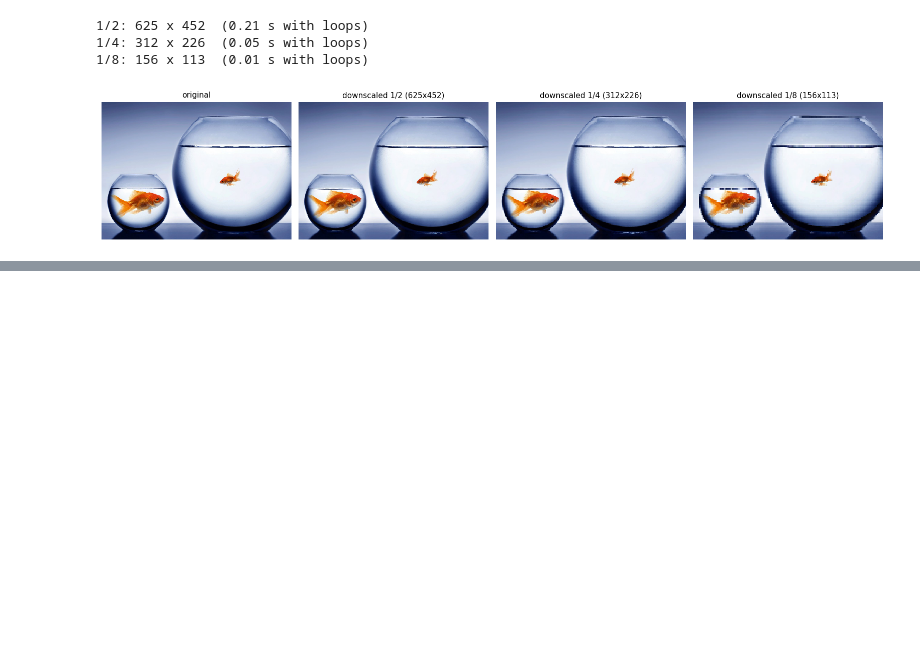
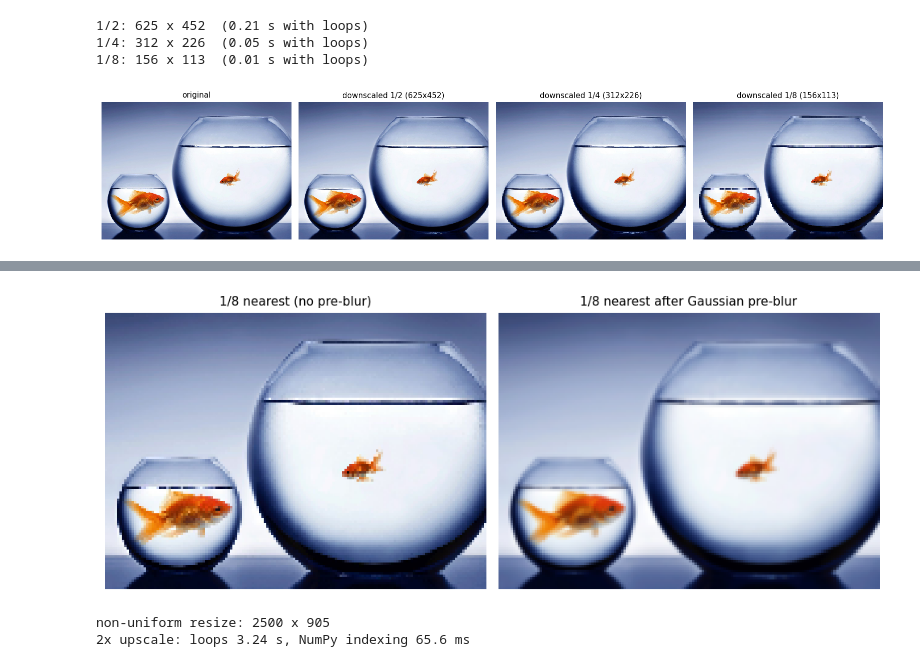
Before and after one commit to KianIzadpanah/assignment-1-Kian-Izadpanah, a Jupyter notebook: assignment1.ipynb, the cells around one changed output, grey strips where cells are left out. Cells and saved outputs as stored; diff of their text form; code cells hidden in the pictures; blank space fills up the shorter version.

Commit message:
added upscaling and aliasing sections

```diff
--- a/assignment1.ipynb
+++ b/assignment1.ipynb
@@ -180,0 +230,23 @@ show_grid([goldfish] + [down[f] for f in [2, 4, 8]],
+# %%
+f = 8
+blurred = cv2.GaussianBlur(goldfish, (0, 0), sigmaX=f / 2)
+down8_blur = nn_resize(blurred, W0 // f, H0 // f)
+save_image("1a_down_x8_preblur.png", down8_blur)
+
+big_a = nn_resize(down[8], W0, H0)
+big_b = nn_resize(down8_blur, W0, H0)
+show_grid([big_a, big_b], ["1/8 nearest (no pre-blur)", "1/8 nearest after Gaussian pre-blur"],
+          ncols=2, fig_name="1a_aliasing.png", cell=4.5)
+
+wide = nn_resize(goldfish, W0 * 2, H0)
+save_image("1a_wide_2x.png", wide)
+print("non-uniform resize:", wide.shape[1], "x", wide.shape[0])
+
+t0 = time.time(); nn_resize(goldfish, W0 * 2, H0 * 2); t_loop = time.time() - t0
+t0 = time.time(); nn_resize_fast(goldfish, W0 * 2, H0 * 2); t_fast = time.time() - t0
+print(f"2x upscale: loops {t_loop:.2f} s, NumPy indexing {t_fast * 1000:.1f} ms")
+RESULTS["1a_time_up2"] = {"loops_s": t_loop, "numpy_ms": t_fast * 1000}
+# %% [output]
+[figure, added]
+non-uniform resize: 2500 x 905
+2x upscale: loops 3.24 s, NumPy indexing 65.6 ms
```
Also changed, not shown: parts of 3 cells of this notebook, 10 other files.
